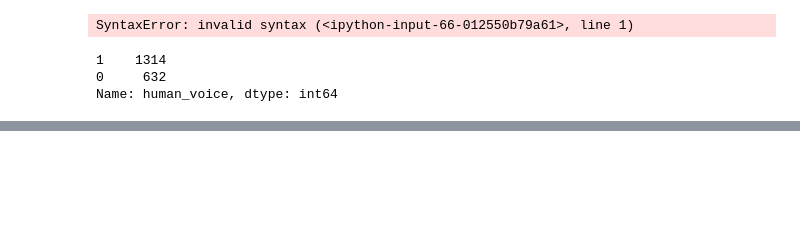
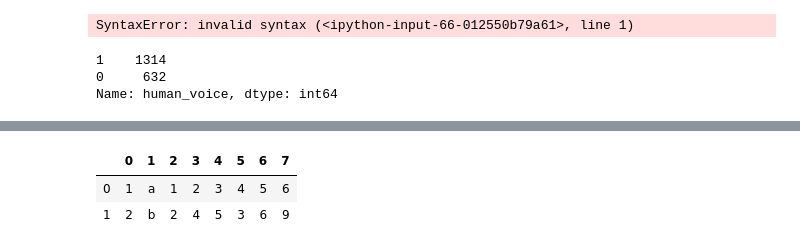
Before and after one commit to gregorylull/human-sound-classification, a Jupyter notebook: chime-data-combining.ipynb, the cells around one changed output, grey strips where cells are left out. Saved outputs shown, nothing was run; the diff lists cells and outputs as text; code cells hidden in the pictures; blank space fills up the shorter version.

```diff
--- a/chime-data-combining.ipynb
+++ b/chime-data-combining.ipynb
@@ -191,0 +201,8 @@ mfcc_df = pd.DataFrame(np.flatten(features_one['mfcc']))
+# %%
+edf = pd.DataFrame([['a', 1, 2], ['b', 2, 3]], columns=['chunkname', 'human_voice', 'two'])
+# %%
+create_overwhelming(edf, {'a': [[1,2,3], [4, 5, 6]], 'b': [[2,4, 5], [3, 6, 9]]})
+# %% [output]
+|  | 0 | 1 | 2 | 3 | 4 | 5 | 6 | 7 |
+| 0 | 1 | a | 1 | 2 | 3 | 4 | 5 | 6 |
+| 1 | 2 | b | 2 | 4 | 5 | 3 | 6 | 9 |
```
Also changed, not shown: parts of 30 cells of this notebook, 10 other files.
